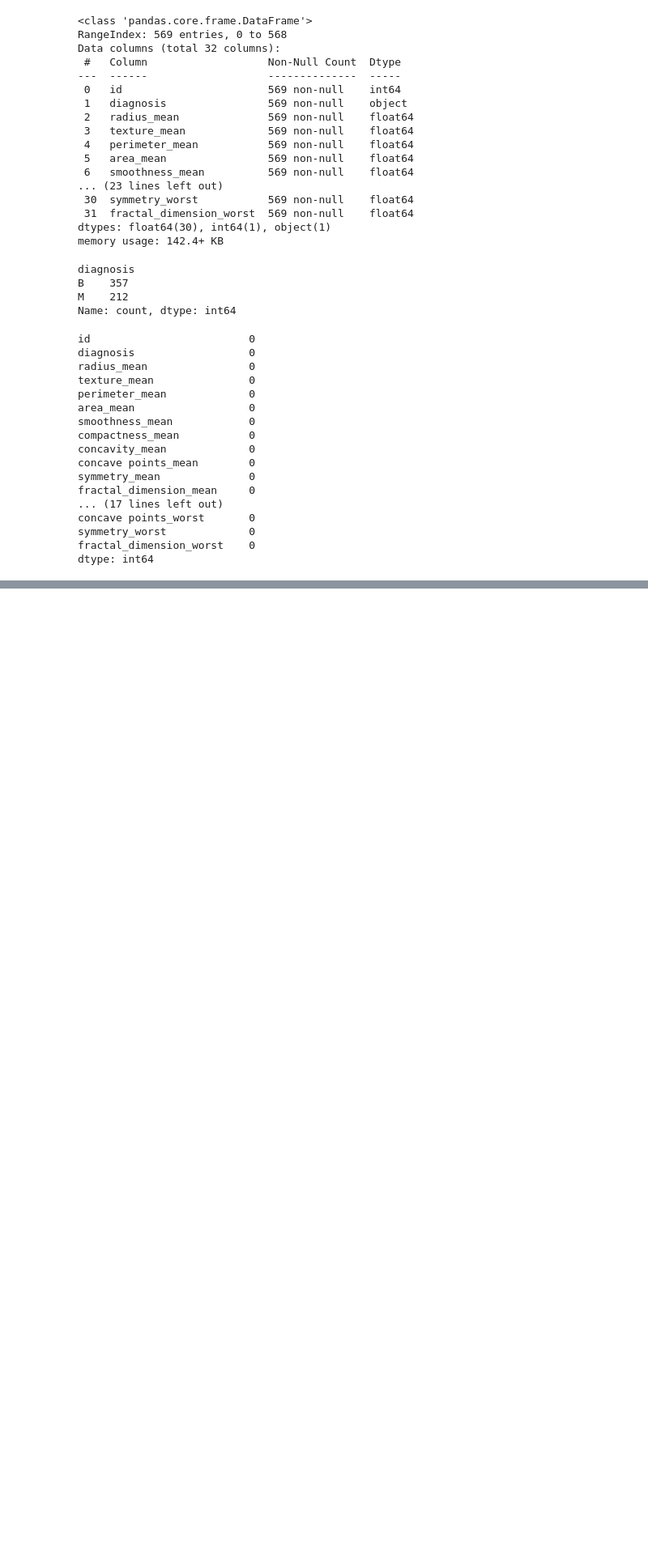
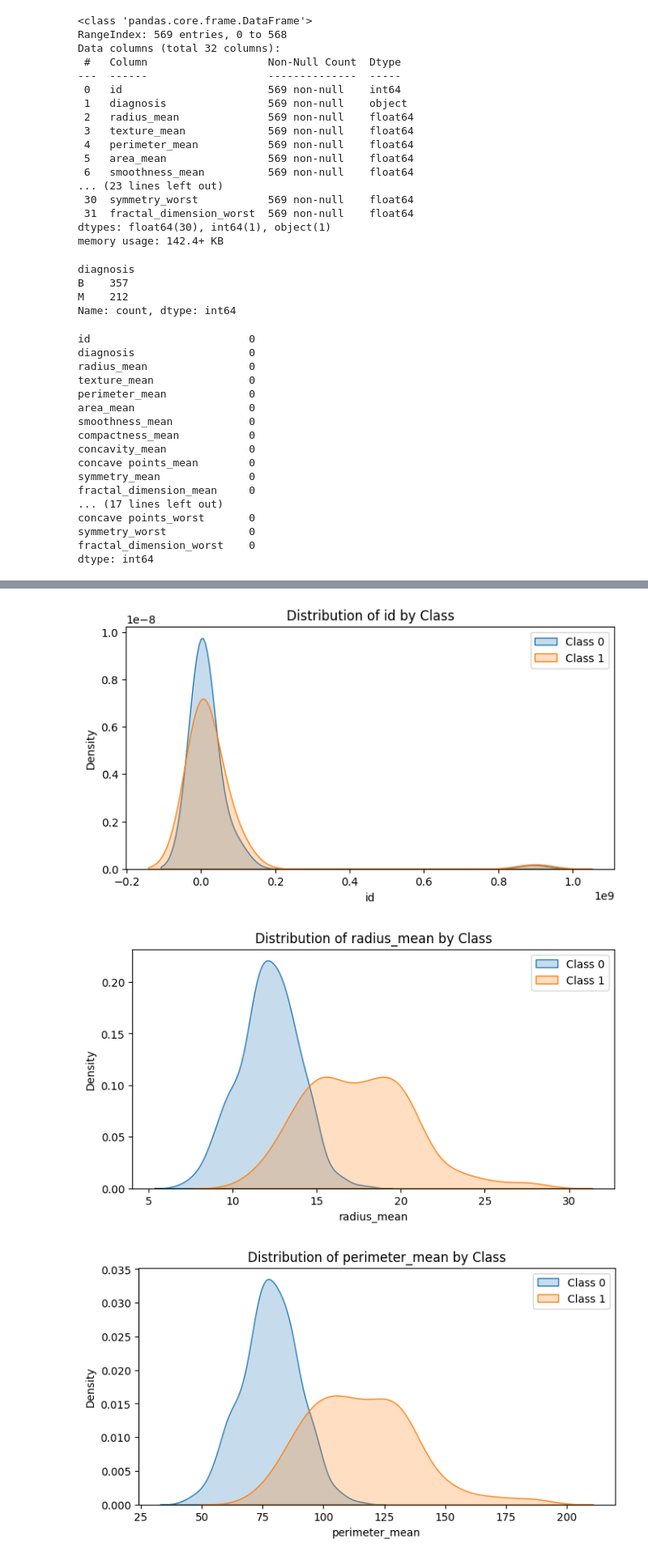
Before and after one commit to Guneet009/Cancer_Prediction, a Jupyter notebook: EDA/EDA.ipynb, the cells around one changed output, grey strips where cells are left out. Shown at 81% size. Drawn from its saved outputs; the diff is of its cells as text; code cells hidden in the pictures; blank space fills up the shorter version.

```diff
--- a/EDA/EDA.ipynb
+++ b/EDA/EDA.ipynb
@@ -75,0 +129,12 @@ dtype: int64
+# %%
+for col in df.columns[::2]:
+    plt.figure(figsize=(8, 4))
+    sns.kdeplot(df[df['diagnosis'] == 'B'][col], label="Class 0", shade=True)
+    sns.kdeplot(df[df['diagnosis'] == 'M'][col], label="Class 1", shade=True)
+    plt.title(f'Distribution of {col} by Class')
+    plt.legend()
+    plt.show()
+# %% [output]
+[figure, added]
+[figure, added]
+[figure, added]
```
Also changed, not shown: parts of 12 cells of this notebook, 22 other files.
